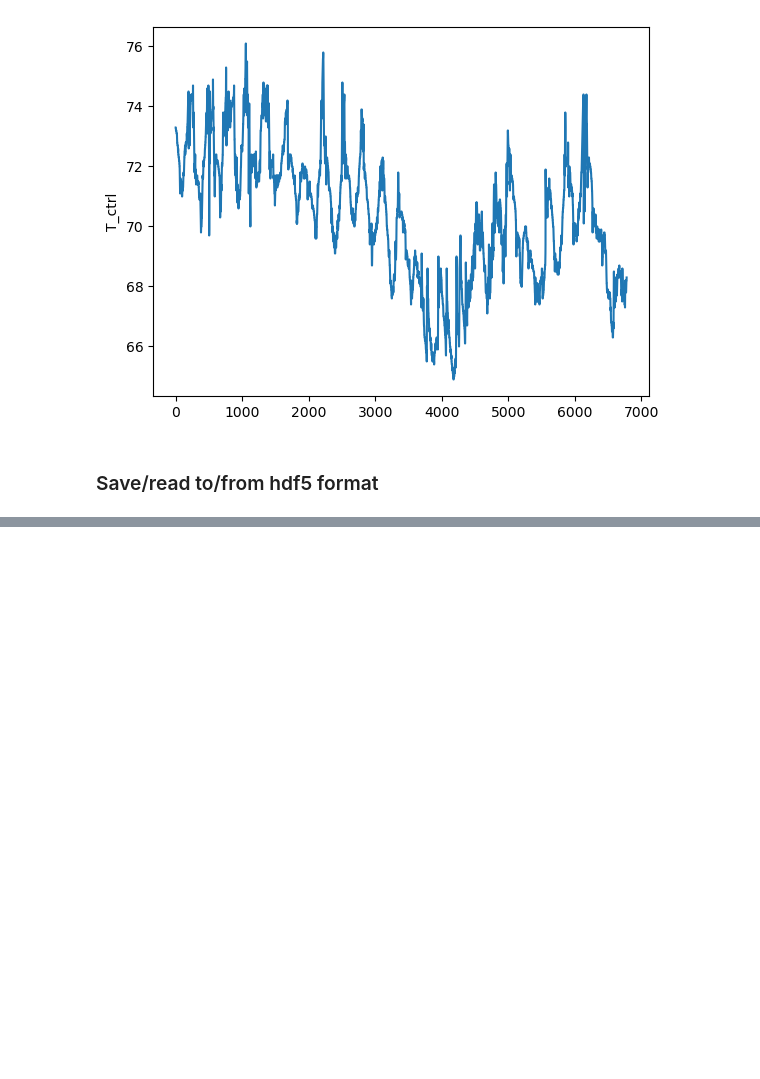
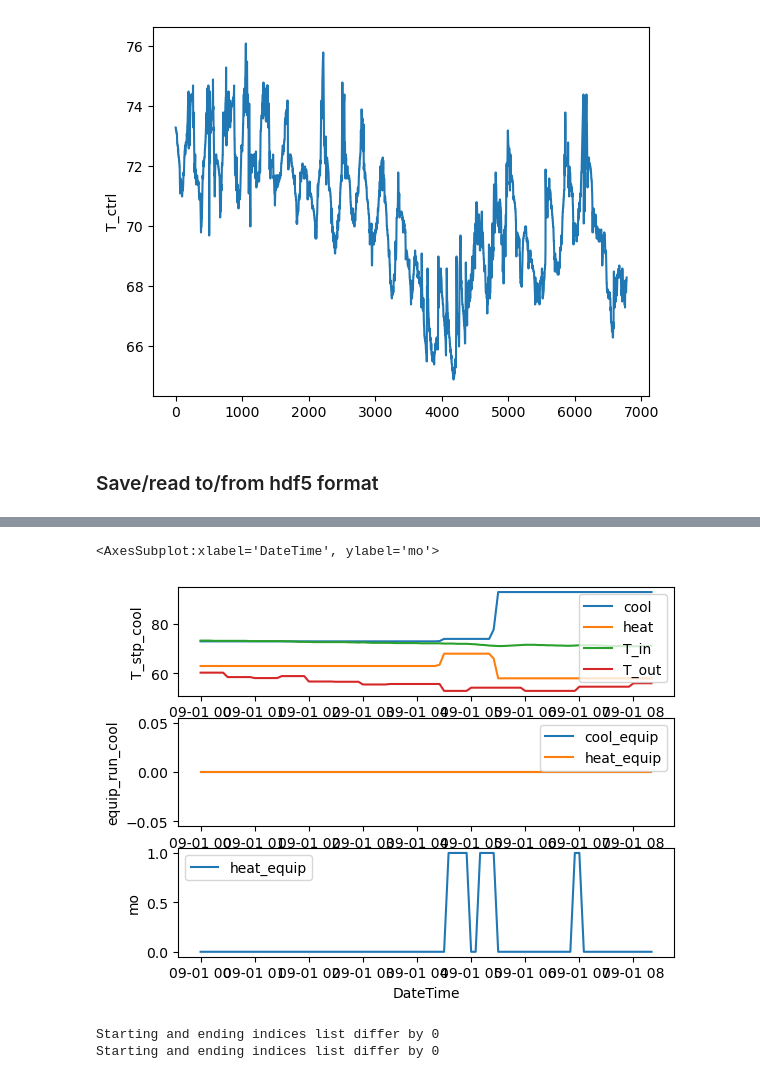
Before and after one commit to NEU-ABLE-LAB/Build_OBM, a Jupyter notebook: tests.ipynb, the cells around one changed output, grey strips where cells are left out. Drawn from its saved outputs; the diff is of its cells as text; code cells hidden in the pictures; blank space fills up the shorter version.

```diff
--- a/tests.ipynb
+++ b/tests.ipynb
@@ -86,0 +108,14 @@ numpy.timedelta64(300000000000,'ns')
+# %%
+s_idx = 0
+e_idx = 100
+f,axes = plt.subplots(3,1)
+sns.lineplot(x=df_read.loc[s_idx:e_idx]['DateTime'],y=df_read.loc[s_idx:e_idx]['T_stp_cool'],label='cool', ax=axes[0])
+sns.lineplot(x=df_read.loc[s_idx:e_idx]['DateTime'],y=df_read.loc[s_idx:e_idx]['T_stp_heat'],label='heat',ax = axes[0])
+sns.lineplot(x=df_read.loc[s_idx:e_idx]['DateTime'],y=df_read.loc[s_idx:e_idx]['T_ctrl'],label='T_in',ax=axes[0])
+sns.lineplot(x=df_read.loc[s_idx:e_idx]['DateTime'],y=df_read.loc[s_idx:e_idx]['T_out'],label='T_out',ax=axes[0])
+sns.lineplot(x=df_read.loc[s_idx:e_idx]['DateTime'],y=df_read.loc[s_idx:e_idx]['equip_run_cool'],label='cool_equip',ax =axes[1])
+sns.lineplot(x=df_read.loc[s_idx:e_idx]['DateTime'],y=df_read.loc[s_idx:e_idx]['equip_run_heat'],label='heat_equip', ax=axes[1])
+sns.lineplot(x=df_read.loc[s_idx:e_idx]['DateTime'],y=df_read.loc[s_idx:e_idx]['mo'],label='heat_equip', ax=axes[2])
+# %% [output]
+<AxesSubplot:xlabel='DateTime', ylabel='mo'>
+[figure, added]
@@ -86,0 +152,12 @@ numpy.timedelta64(300000000000,'ns')
+# %%
+stp_colmns = ['T_stp_cool', 'T_stp_heat']
+for colm in stp_colmns:
+    idxes_2_begin, idxes_2_end = smooth_setpoints(df_read,colm)
+    for idx in range(0,len(idxes_2_begin)):
+        start_idx = idxes_2_begin[idx]
+        end_idx = idxes_2_end[idx]
+
+        df_read.loc[start_idx:end_idx,colm] = df_read.iloc[end_idx][colm]
+# %% [output]
+Starting and ending indices list differ by 0
+Starting and ending indices list differ by 0
```
Also changed, not shown: parts of 25 cells of this notebook, 4 other files.
